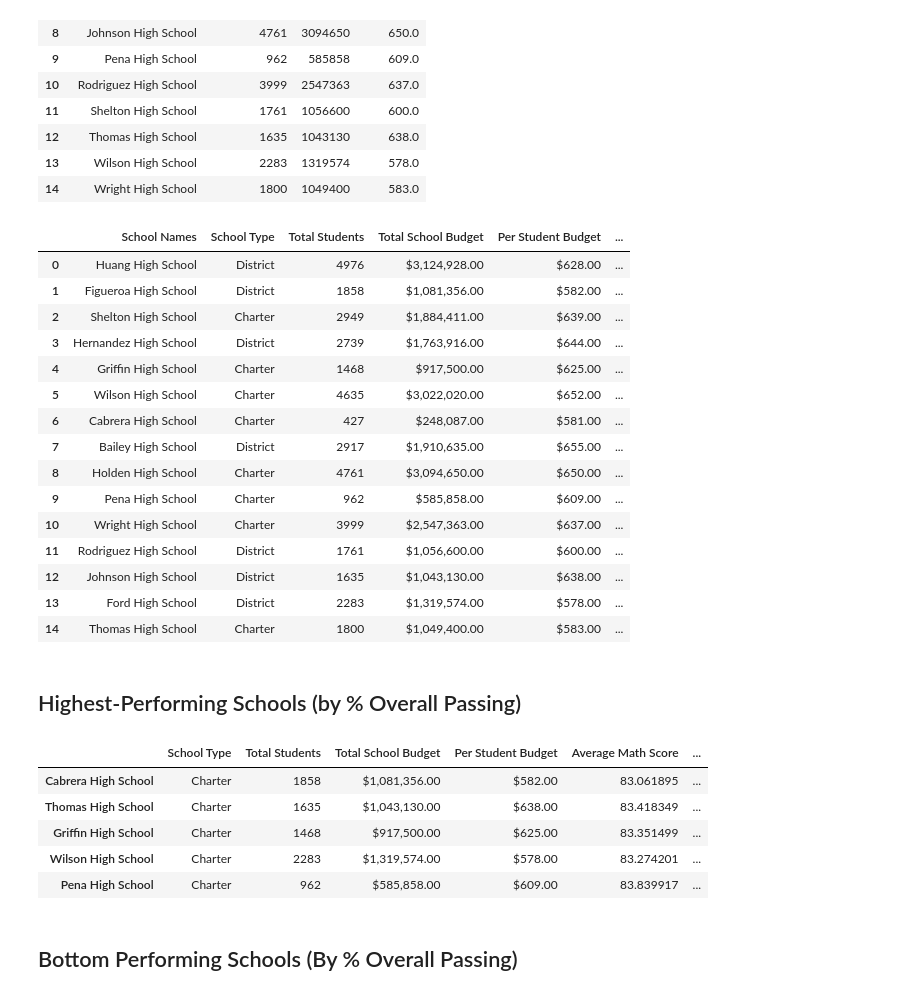
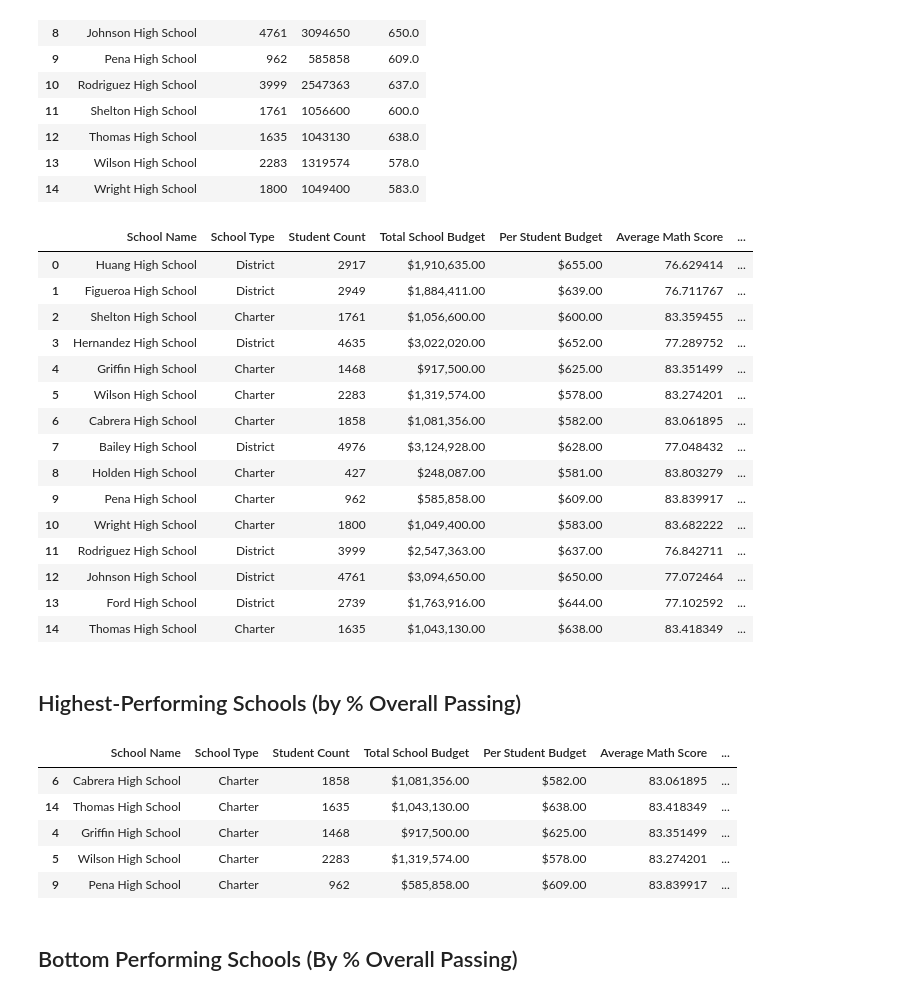
Before and after one commit to jayparikh1998/UofT-Bootcamp, a Jupyter notebook: pandas_challenge/PyCitySchools/PyCitySchools_starter.ipynb, the cells around one changed output. Drawn from its saved outputs; the diff is of its cells as text; code cells hidden in the pictures.

```diff
--- a/pandas_challenge/PyCitySchools/PyCitySchools_starter.ipynb
+++ b/pandas_challenge/PyCitySchools/PyCitySchools_starter.ipynb
@@ -187,4 +187,5 @@ school_students_passing_reading.rename(columns={0:"students_passing_reading"}, i
 students_passing_math_and_reading = school_data_complete[
     (school_data_complete["reading_score"] >= 70) & (school_data_complete["math_score"] >= 70)
 ]
-school_students_passing_math_and_reading = students_passing_math_and_reading.groupby(["school_name"]).size()
+school_students_passing_math_and_reading = pd.DataFrame(students_passing_math_and_reading.groupby(["school_name"]).size().reset_index())
+school_students_passing_math_and_reading.rename(columns={0:"students_passing_math_reading"}, inplace=True)
@@ -204,47 +192,60 @@ avg_reading_score = per_school_reading["reading_score"]
+# %%
+# Merge dataframes
+per_school_passing_math = pd.merge(school_students_passing_math, per_school_counts, how="left", on="school_name")
+per_school_passing_math["% Passing Math"] = per_school_passing_math["students_passing_math"] / per_school_passing_math["student_count"] * 100
+per_school_passing_math.drop(columns=["students_passing_math", "student_count"], inplace= True)
+
+per_school_passing_reading = pd.merge(school_students_passing_reading, per_school_counts, how="left", on="school_name")
+per_school_passing_reading["% Passing Reading"] = per_school_passing_reading["students_passing_reading"] / per_school_passing_reading["student_count"] * 100
+per_school_passing_reading.drop(columns=["students_passing_reading", "student_count"], inplace= True)
+
+overall_passing_rate = pd.merge(school_students_passing_math_and_reading, per_school_counts, how="left", on="school_name")
+overall_passing_rate["% Overall Passing"] = overall_passing_rate["students_passing_math_reading"] / overall_passing_rate["student_count"] * 100
+overall_passing_rate.drop(columns=["students_passing_math_reading", "student_count"], inplace= True)
 # %%
-#Fix this to merge properly!
-# Create a DataFrame called `per_school_summary` with columns for the calculations above.
+from functools import reduce
+data_frames = [school_types, per_school_counts, per_school_capita, per_school_math, per_school_reading, per_school_passing_math, per_school_passing_reading, overall_passing_rate]
+per_school_summary = reduce(lambda  left,right: pd.merge(left,right,on=['school_name'],
+                                            how='outer'), data_frames)
+per_school_summary.drop(columns="student_count_y", inplace=True)
+per_school_summary.rename(columns={"student_count_x":"Student Count", "school_name":"School Name", "type":"School Type", "Student Count":"Total Students",
+                                   "budget":"Total School Budget", "per_capita":"Per Student Budget", "math_score":"Average Math Score",
+                                   "reading_score":"Average Reading Score"}, inplace=True)
 
-per_school_summary = pd.DataFrame({'School Names': school_names, 'School Type': school_type, 'Total Students':total_student, 'Total School Budget':total_school_budget,
-                                   'Per Student Budget':per_student_budget, 'Average Math Score':avg_math_score, 'Average Reading Score':avg_reading_score,
-                                   '% Passing Math':per_school_passing_math, '% Passing Reading':per_school_passing_reading, '% Overall Passing':overall_passing_rate})
-
-# Formatting
 per_school_summary["Total School Budget"] = per_school_summary["Total School Budget"].map("${:,.2f}".format)
 per_school_summary["Per Student Budget"] = per_school_summary["Per Student Budget"].map("${:,.2f}".format)
 
-# Display the DataFrame
 per_school_summary
 # %% [output]
-|  | School Names | School Type | Total Students | Total School Budget | Per Student Budget | ... |
-| 0 | Huang High School | District | 4976 | $3,124,928.00 | $628.00 | ... |
-| 1 | Figueroa High School | District | 1858 | $1,081,356.00 | $582.00 | ... |
-| 2 | Shelton High School | Charter | 2949 | $1,884,411.00 | $639.00 | ... |
-| 3 | Hernandez High School | District | 2739 | $1,763,916.00 | $644.00 | ... |
-| 4 | Griffin High School | Charter | 1468 | $917,500.00 | $625.00 | ... |
-| 5 | Wilson High School | Charter | 4635 | $3,022,020.00 | $652.00 | ... |
-| 6 | Cabrera High School | Charter | 427 | $248,087.00 | $581.00 | ... |
-| 7 | Bailey High School | District | 2917 | $1,910,635.00 | $655.00 | ... |
-| 8 | Holden High School | Charter | 4761 | $3,094,650.00 | $650.00 | ... |
-| 9 | Pena High School | Charter | 962 | $585,858.00 | $609.00 | ... |
-| 10 | Wright High School | Charter | 3999 | $2,547,363.00 | $637.00 | ... |
-| 11 | Rodriguez High School | District | 1761 | $1,056,600.00 | $600.00 | ... |
-| 12 | Johnson High School | District | 1635 | $1,043,130.00 | $638.00 | ... |
-| 13 | Ford High School | District | 2283 | $1,319,574.00 | $578.00 | ... |
-| 14 | Thomas High School | Charter | 1800 | $1,049,400.00 | $583.00 | ... |
+|  | School Name | School Type | Student Count | Total School Budget | Per Student Budget | Average Math Score | ... |
+| 0 | Huang High School | District | 2917 | $1,910,635.00 | $655.00 | 76.629414 | ... |
+| 1 | Figueroa High School | District | 2949 | $1,884,411.00 | $639.00 | 76.711767 | ... |
+| 2 | Shelton High School | Charter | 1761 | $1,056,600.00 | $600.00 | 83.359455 | ... |
+| 3 | Hernandez High School | District | 4635 | $3,022,020.00 | $652.00 | 77.289752 | ... |
+| 4 | Griffin High School | Charter | 1468 | $917,500.00 | $625.00 | 83.351499 | ... |
+| 5 | Wilson High School | Charter | 2283 | $1,319,574.00 | $578.00 | 83.274201 | ... |
+| 6 | Cabrera High School | Charter | 1858 | $1,081,356.00 | $582.00 | 83.061895 | ... |
+| 7 | Bailey High School | District | 4976 | $3,124,928.00 | $628.00 | 77.048432 | ... |
+| 8 | Holden High School | Charter | 427 | $248,087.00 | $581.00 | 83.803279 | ... |
+| 9 | Pena High School | Charter | 962 | $585,858.00 | $609.00 | 83.839917 | ... |
+| 10 | Wright High School | Charter | 1800 | $1,049,400.00 | $583.00 | 83.682222 | ... |
+| 11 | Rodriguez High School | District | 3999 | $2,547,363.00 | $637.00 | 76.842711 | ... |
+| 12 | Johnson High School | District | 4761 | $3,094,650.00 | $650.00 | 77.072464 | ... |
+| 13 | Ford High School | District | 2739 | $1,763,916.00 | $644.00 | 77.102592 | ... |
+| 14 | Thomas High School | Charter | 1635 | $1,043,130.00 | $638.00 | 83.418349 | ... |
 # %% [markdown]
 ## Highest-Performing Schools (by % Overall Passing)
 # %%
 # Sort the schools by `% Overall Passing` in descending order and display the top 5 rows.
-top_schools =
+top_schools = per_school_summary.sort_values(by="% Overall Passing", ascending=False)
 top_schools.head(5)
 # %% [output]
-|  | School Type | Total Students | Total School Budget | Per Student Budget | Average Math Score | ... |
-| Cabrera High School | Charter | 1858 | $1,081,356.00 | $582.00 | 83.061895 | ... |
-| Thomas High School | Charter | 1635 | $1,043,130.00 | $638.00 | 83.418349 | ... |
-| Griffin High School | Charter | 1468 | $917,500.00 | $625.00 | 83.351499 | ... |
-| Wilson High School | Charter | 2283 | $1,319,574.00 | $578.00 | 83.274201 | ... |
-| Pena High School | Charter | 962 | $585,858.00 | $609.00 | 83.839917 | ... |
+|  | School Name | School Type | Student Count | Total School Budget | Per Student Budget | Average Math Score | ... |
+| 6 | Cabrera High School | Charter | 1858 | $1,081,356.00 | $582.00 | 83.061895 | ... |
+| 14 | Thomas High School | Charter | 1635 | $1,043,130.00 | $638.00 | 83.418349 | ... |
+| 4 | Griffin High School | Charter | 1468 | $917,500.00 | $625.00 | 83.351499 | ... |
+| 5 | Wilson High School | Charter | 2283 | $1,319,574.00 | $578.00 | 83.274201 | ... |
+| 9 | Pena High School | Charter | 962 | $585,858.00 | $609.00 | 83.839917 | ... |
 # %% [markdown]
 ## Bottom Performing Schools (By % Overall Passing)
 # %%
```
Also changed, not shown: parts of 12 cells of this notebook.
